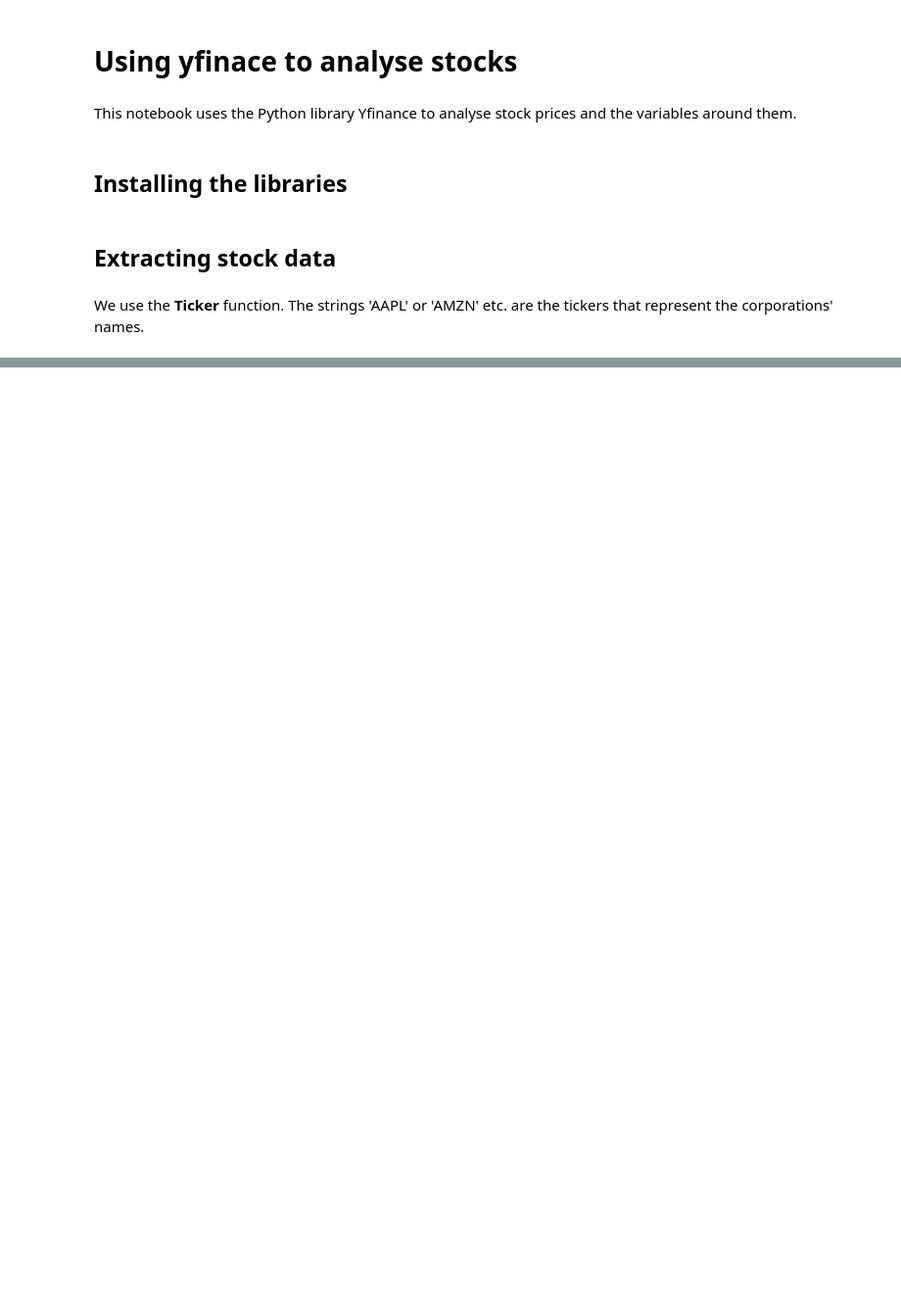
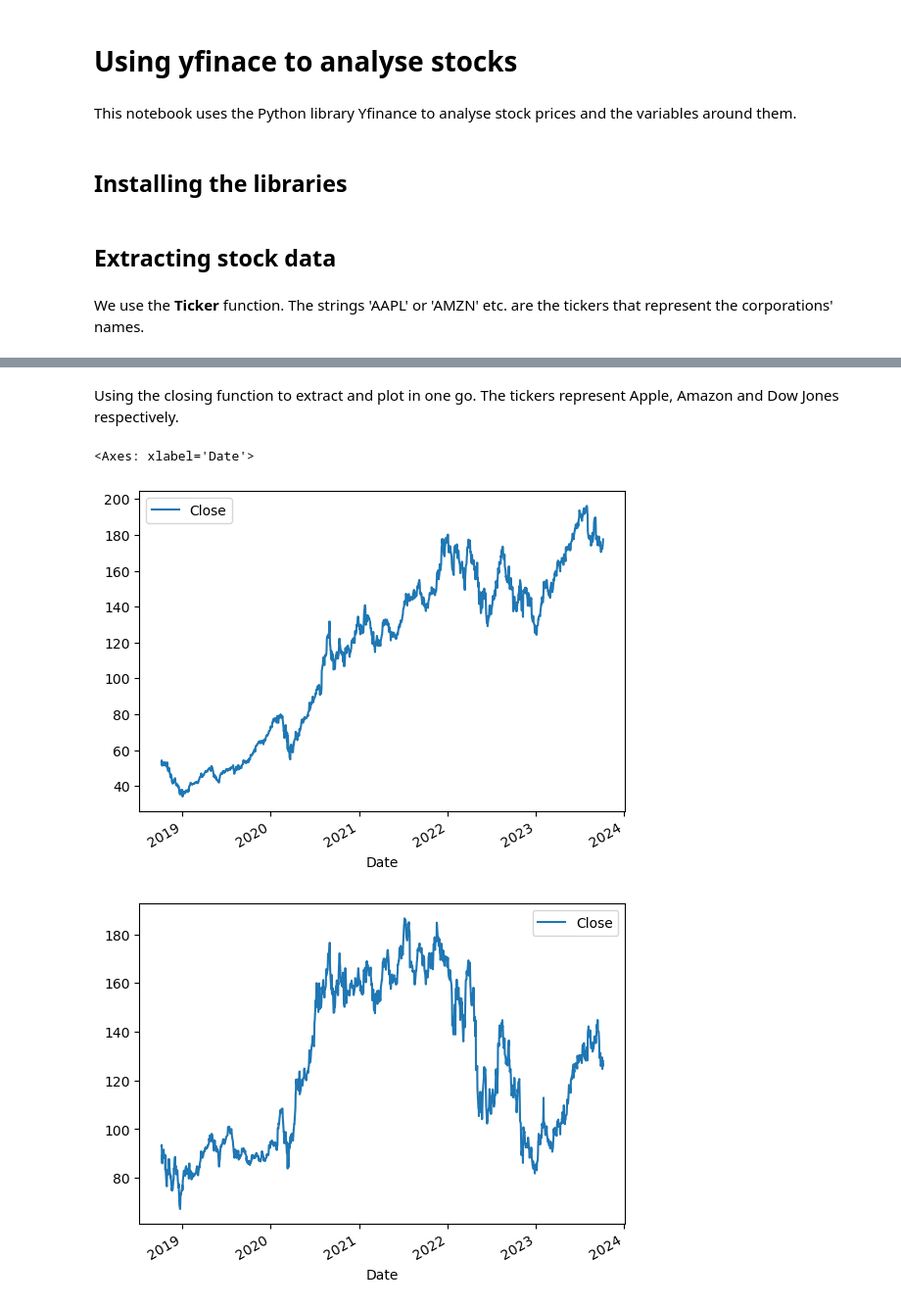
Before and after one commit to EdgarPoeAllan/Stock-prices, a Jupyter notebook: Stock--prices.ipynb, the cells around one changed output, grey strips where cells are left out. Shown: that part at 98% size. Saved outputs shown, nothing was run; the diff lists cells and outputs as text; code cells hidden in the pictures; blank space fills up the shorter version.

```diff
--- a/Stock--prices.ipynb
+++ b/Stock--prices.ipynb
@@ -20,19 +20,3 @@ from plotly.subplots import make_subplots
 ## Extracting stock data
 # %% [markdown]
 We use the **Ticker** function. The strings 'AAPL' or 'AMZN' etc. are the tickers that represent the corporations' names.
-# %%
-def cprice(ticker, yrs):
-    stock = yf.Ticker(ticker)
-    df_stock = stock.history(period = yrs)
-    df_stock.reset_index(inplace=True)
-    return df_stock
-def cplot(df):
-    p = df.plot(x='Date',y='Close')
-    return p
-
-def closing(ticker):
-    stock = yf.Ticker(ticker)
-    df_stock = stock.history(period = '6mo')
-    df_stock.reset_index(inplace=True)
-    p = df_stock.plot(x='Date',y='Close')
-    return p
@@ -54,0 +23,20 @@ SPX: No price data found, symbol may be delisted (period=6mo)
+# %%
+#Extracting data. This function returns a pandas DataFrame
+def cprice(ticker, yrs):
+    stock = yf.Ticker(ticker)
+    df_stock = stock.history(period = yrs)
+    df_stock.reset_index(inplace=True)
+    return df_stock
+
+# Plotting the closing price of the data extracted using 'cprice'
+def cplot(df):
+    p = df.plot(x='Date',y='Close')
+    return p
+
+#Combining both tasks into one function
+def closing(ticker,yrs):
+    stock = yf.Ticker(ticker)
+    df_stock = stock.history(period = yrs)
+    df_stock.reset_index(inplace=True)
+    p = df_stock.plot(x='Date',y='Close')
+    return p
@@ -54,0 +53,10 @@ SPX: No price data found, symbol may be delisted (period=6mo)
+# %% [markdown]
+Using the closing function to extract and plot in one go. The tickers represent Apple, Amazon and Dow Jones respectively.
+# %%
+closing('AAPL','5y')
+closing('AMZN','5y')
+closing('DJIA','5y')
+# %% [output]
+<Axes: xlabel='Date'>
+[figure, added]
+[figure, added]
```
Also changed, not shown: parts of 6 cells of this notebook.
